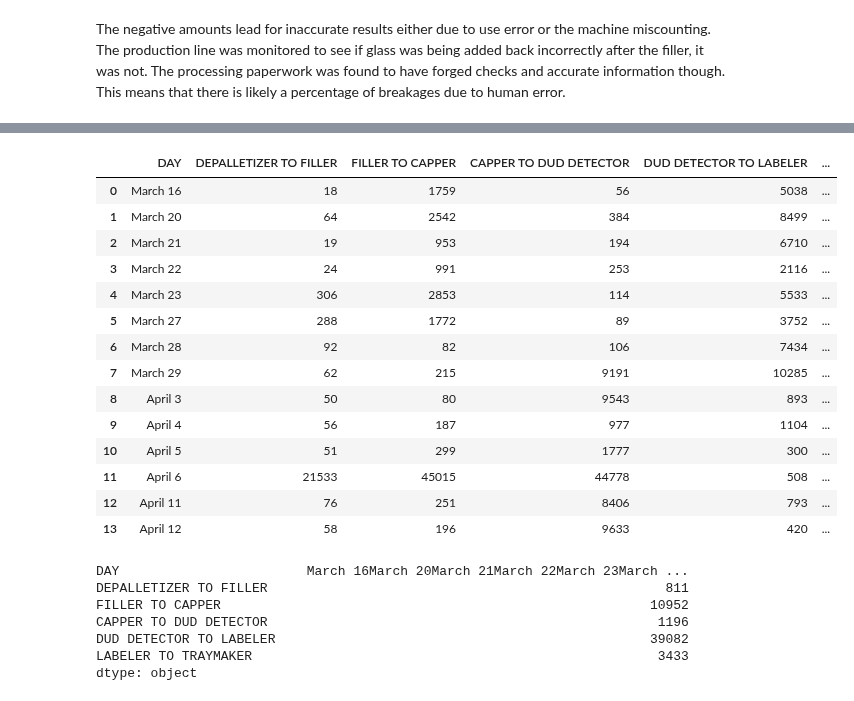
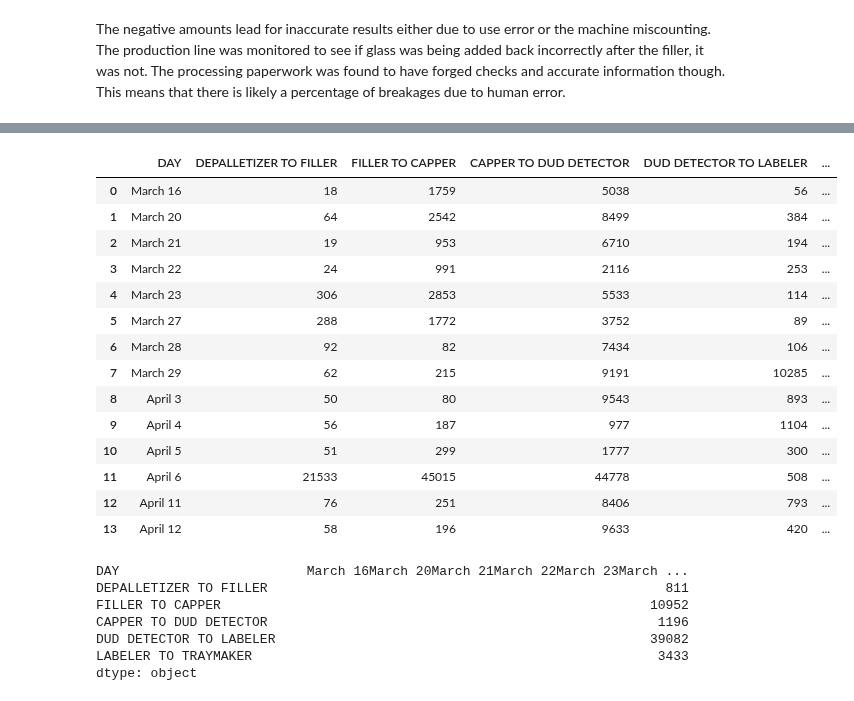
Before and after one commit to khagerthey/VIS1, a Jupyter notebook: PS5.ipynb, the cells around one changed output, grey strips where cells are left out. Cells and saved outputs as stored; diff of their text form; code cells hidden in the pictures.

```diff
--- a/PS5.ipynb
+++ b/PS5.ipynb
@@ -233,15 +263,15 @@ The negative amounts lead for inaccurate results either due to use error or the
 # %%
-NewLoss=pd.read_csv('https://raw.githubusercontent.com/khagerthey/VIS1/main/Line%203%20bottle%20count%20record%20.xlsx%20-%20NEW%20LOSS%20(1).csv')
+NewLoss=pd.read_csv('https://raw.githubusercontent.com/khagerthey/VIS1/main/Line%203%20bottle%20count%20record%20.xlsx%20-%20NEW%20LOSS%20(3).csv')
 NewLoss
 # %% [output]
 |  | DAY | DEPALLETIZER TO FILLER | FILLER TO CAPPER | CAPPER TO DUD DETECTOR | DUD DETECTOR TO LABELER | ... |
-| 0 | March 16 | 18 | 1759 | 56 | 5038 | ... |
-| 1 | March 20 | 64 | 2542 | 384 | 8499 | ... |
-| 2 | March 21 | 19 | 953 | 194 | 6710 | ... |
-| 3 | March 22 | 24 | 991 | 253 | 2116 | ... |
-| 4 | March 23 | 306 | 2853 | 114 | 5533 | ... |
-| 5 | March 27 | 288 | 1772 | 89 | 3752 | ... |
-| 6 | March 28 | 92 | 82 | 106 | 7434 | ... |
+| 0 | March 16 | 18 | 1759 | 5038 | 56 | ... |
+| 1 | March 20 | 64 | 2542 | 8499 | 384 | ... |
+| 2 | March 21 | 19 | 953 | 6710 | 194 | ... |
+| 3 | March 22 | 24 | 991 | 2116 | 253 | ... |
+| 4 | March 23 | 306 | 2853 | 5533 | 114 | ... |
+| 5 | March 27 | 288 | 1772 | 3752 | 89 | ... |
+| 6 | March 28 | 92 | 82 | 7434 | 106 | ... |
 | 7 | March 29 | 62 | 215 | 9191 | 10285 | ... |
 | 8 | April 3 | 50 | 80 | 9543 | 893 | ... |
 | 9 | April 4 | 56 | 187 | 977 | 1104 | ... |
```
Also changed, not shown: parts of 8 cells of this notebook.
